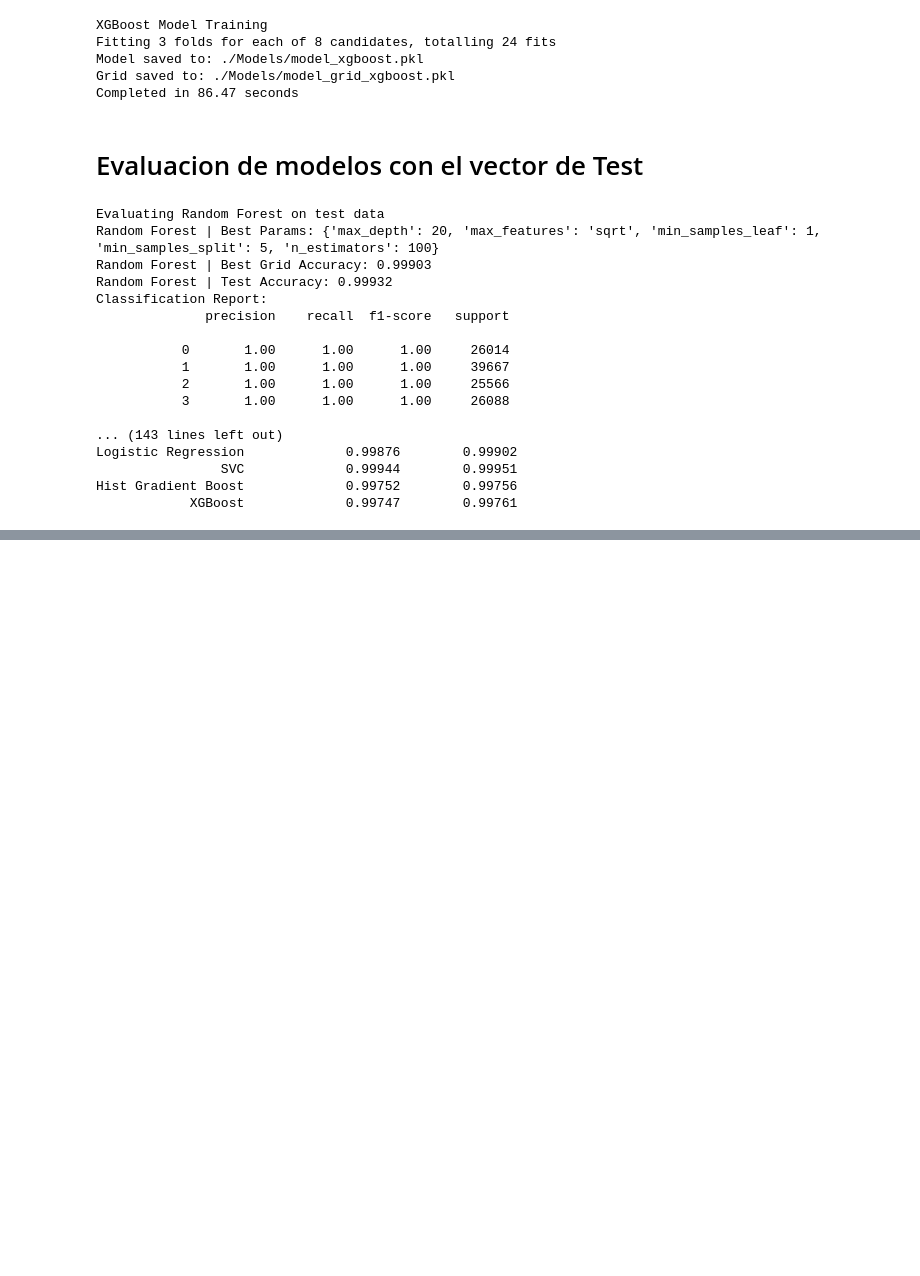
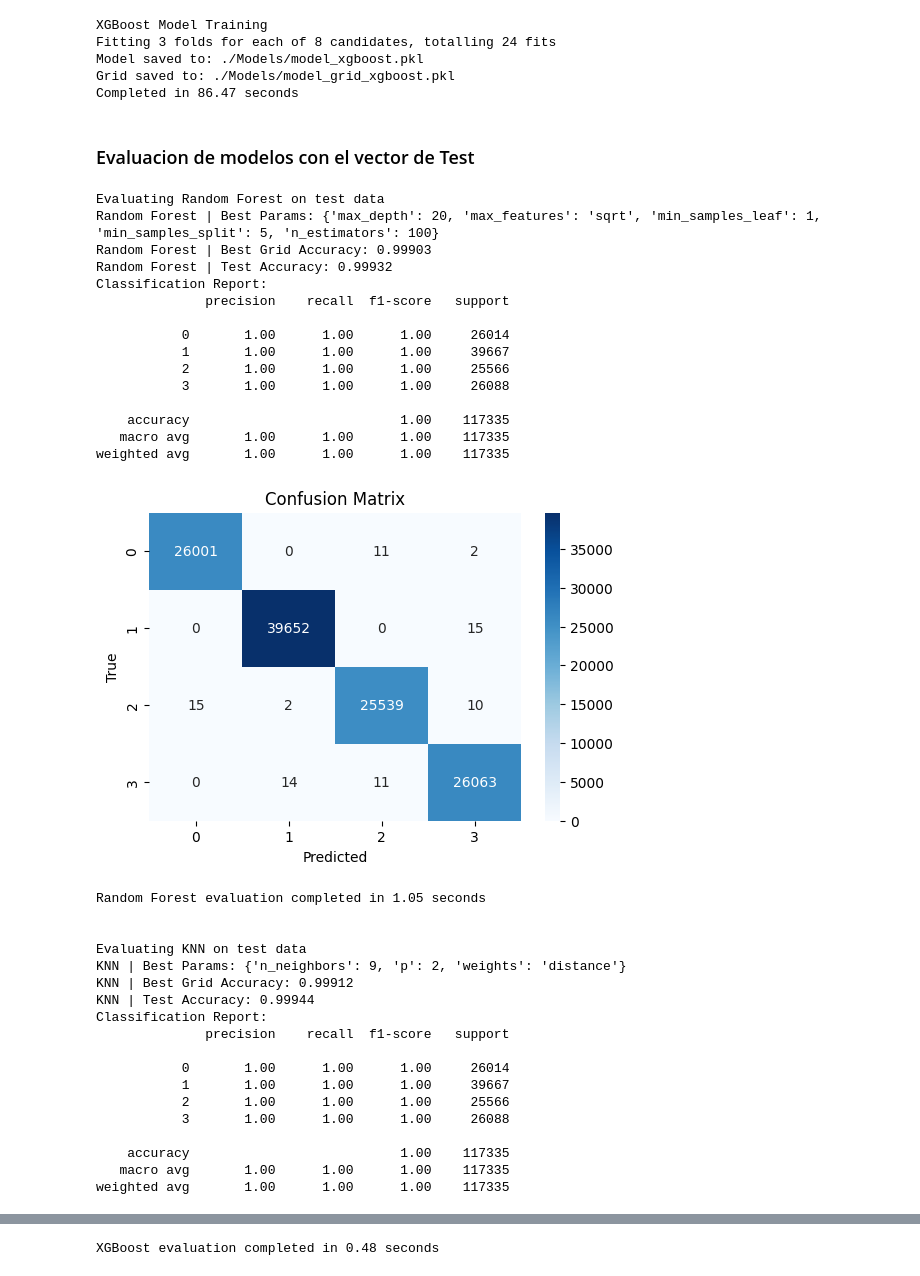
Before and after one commit to algond123/ProyectoFinal_BDML14, a Jupyter notebook: proyectoExplicadoCode.ipynb, the cells around one changed output, grey strips where cells are left out. Drawn from its saved outputs; the diff is of its cells as text; code cells hidden in the pictures; blank space fills up the shorter version.

```diff
--- a/proyectoExplicadoCode.ipynb
+++ b/proyectoExplicadoCode.ipynb
@@ -667,7 +697,7 @@ Model saved to: ./Models/model_xgboost.pkl
 Grid saved to: ./Models/model_grid_xgboost.pkl
 Completed in 86.47 seconds
 # %% [markdown]
-# Evaluacion de modelos con el vector de Test
+### Evaluacion de modelos con el vector de Test
 # %%
 #Models Evaluation
 def evaluate_model(test_data_pkl: str, model_pkl: str, grid_pkl: str, model_name: str):
@@ -698,12 +728,14 @@ def evaluate_model(test_data_pkl: str, model_pkl: str, grid_pkl: str, model_name
 
     # Confusion matrix
     cm = confusion_matrix(y_test, y_pred)
-    cm_df = pd.DataFrame(
-        cm,
-        index=[f"True {i}" for i in range(cm.shape[0])],
-        columns=[f"Pred {i}" for i in range(cm.shape[1])]
-    )
-    print(f"Confusion Matrix:\n{cm_df.to_string()}")
+
+    # Plot confusion matrix
+    plt.figure(figsize=(6, 4))
+    sns.heatmap(cm, annot=True, fmt="d", cmap="Blues")
+    plt.xlabel("Predicted")  # Corrected typo
+    plt.ylabel("True")
+    plt.title("Confusion Matrix")
+    plt.show()
 
     print(f"{model_name} evaluation completed in {time.time() - start_time:.2f} seconds \n\n")
 
@@ -734,38 +766,52 @@ results_models.append(evaluate_model(data_test_pkl,
                               model_logistic_regression_pkl,model_grid_logistic_regression_pkl,
                               f"Logistic Regression"))
 
 #SVC
 results_models.append(evaluate_model(data_test_pkl,
                               model_svc_pkl,model_grid_svc_pkl,
                               f"SVC"))
 
 #Hist Gradient Boost
 results_models.append(evaluate_model(data_test_pkl,
                               model_hist_gradient_boost_pkl,model_grid_hist_gradient_boost_pkl,
                               f"Hist Gradient Boost"))
 
 #XGBoost
 results_models.append(evaluate_model(data_test_pkl,
                               model_xgboost_pkl,model_grid_xgboost_pkl,
                               f"XGBoost"))
-
-summary_models_df = pd.DataFrame(results_models)
-print(f"\nModel Evaluation Summary:\n{summary_models_df.to_string(index=False)}\n")
 # %% [output]
 Evaluating Random Forest on test data
 Random Forest | Best Params: {'max_depth': 20, 'max_features': 'sqrt', 'min_samples_leaf': 1, 'min_samples_split': 5, 'n_estimators': 100}
 Random Forest | Best Grid Accuracy: 0.99903
 Random Forest | Test Accuracy: 0.99932
 Classification Report:
               precision    recall  f1-score   support
 
            0       1.00      1.00      1.00     26014
            1       1.00      1.00      1.00     39667
            2       1.00      1.00      1.00     25566
            3       1.00      1.00      1.00     26088
 
-... (143 lines left out)
-Logistic Regression             0.99876        0.99902
-                SVC             0.99944        0.99951
-Hist Gradient Boost             0.99752        0.99756
-            XGBoost             0.99747        0.99761
+    accuracy                           1.00    117335
+   macro avg       1.00      1.00      1.00    117335
+weighted avg       1.00      1.00      1.00    117335
+[figure, added]
+Random Forest evaluation completed in 1.05 seconds
+
+
+Evaluating KNN on test data
+KNN | Best Params: {'n_neighbors': 9, 'p': 2, 'weights': 'distance'}
+KNN | Best Grid Accuracy: 0.99912
+KNN | Test Accuracy: 0.99944
+Classification Report:
+              precision    recall  f1-score   support
+
+           0       1.00      1.00      1.00     26014
+           1       1.00      1.00      1.00     39667
+           2       1.00      1.00      1.00     25566
+           3       1.00      1.00      1.00     26088
+
+    accuracy                           1.00    117335
+   macro avg       1.00      1.00      1.00    117335
+weighted avg       1.00      1.00      1.00    117335
@@ -771,0 +895 @@ Hist Gradient Boost             0.99752        0.99756
+XGBoost evaluation completed in 0.48 seconds
```
Also changed, not shown: parts of 32 cells of this notebook, 1 other file.
